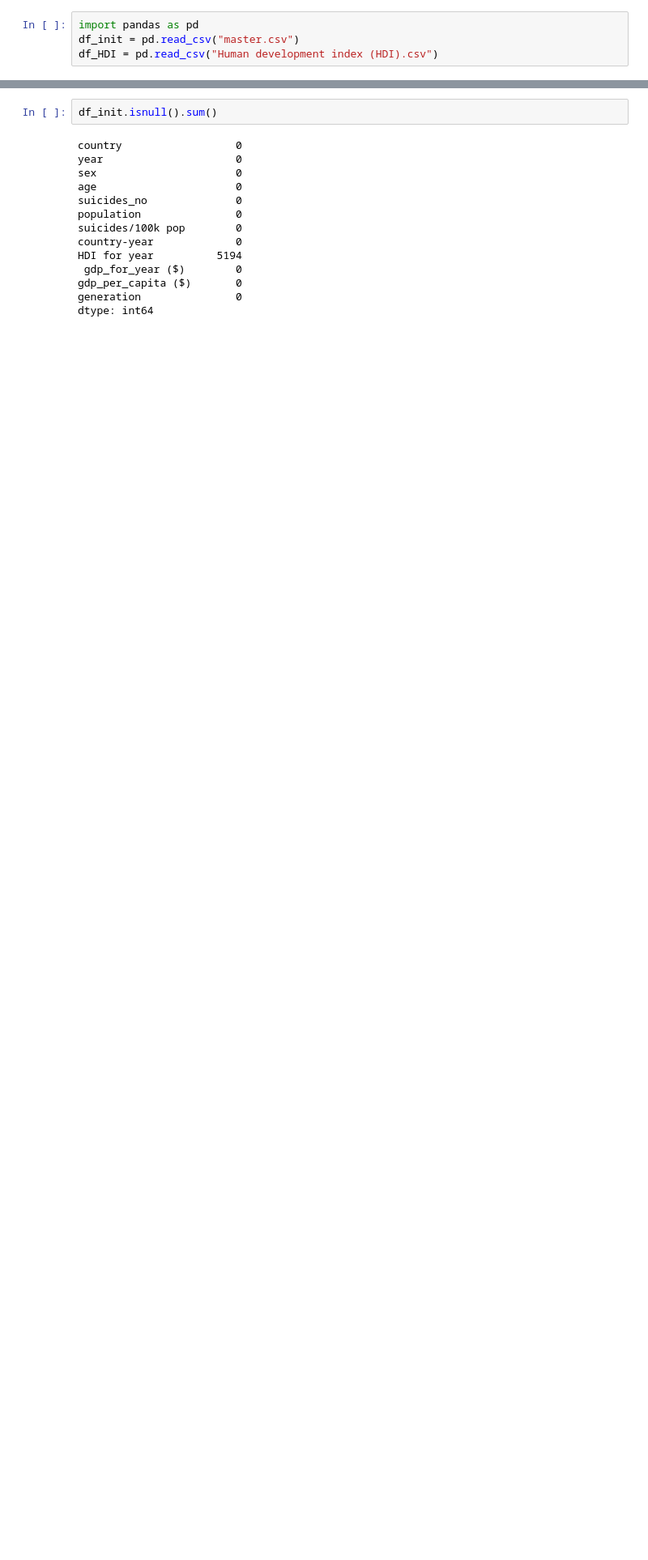
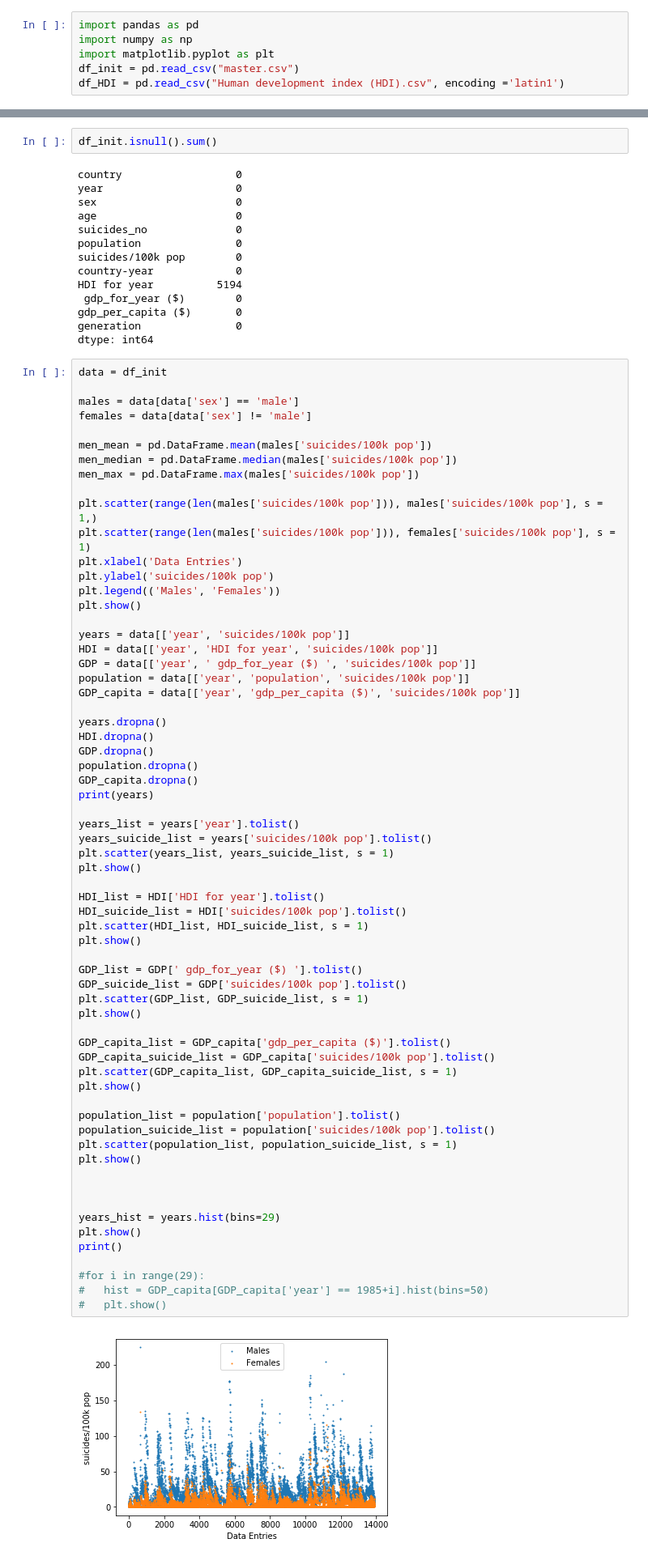
Before and after one commit to jbhesania/COGS108_26, a Jupyter notebook: DataExploration.ipynb, the cells around one changed output, grey strips where cells are left out. Shown at 81% size. Saved outputs shown, nothing was run; the diff lists cells and outputs as text; blank space fills up the shorter version.

Commit message:
added graphs

```diff
--- a/DataExploration.ipynb
+++ b/DataExploration.ipynb
@@ -1,7 +1,9 @@
 # %%
 import pandas as pd
+import numpy as np
+import matplotlib.pyplot as plt
 df_init = pd.read_csv("master.csv")
-df_HDI = pd.read_csv("Human development index (HDI).csv")
+df_HDI = pd.read_csv("Human development index (HDI).csv", encoding ='latin1')
 # %%
 df_init.head()
 # %% [output]
@@ -78,3 +80,69 @@ HDI for year          5194
 gdp_per_capita ($)       0
 generation               0
 dtype: int64
+# %%
+data = df_init
+
+males = data[data['sex'] == 'male']
+females = data[data['sex'] != 'male']
+
+men_mean = pd.DataFrame.mean(males['suicides/100k pop'])
+men_median = pd.DataFrame.median(males['suicides/100k pop'])
+men_max = pd.DataFrame.max(males['suicides/100k pop'])
+
+plt.scatter(range(len(males['suicides/100k pop'])), males['suicides/100k pop'], s = 1,)
+plt.scatter(range(len(males['suicides/100k pop'])), females['suicides/100k pop'], s = 1)
+plt.xlabel('Data Entries')
+plt.ylabel('suicides/100k pop')
+plt.legend(('Males', 'Females'))
+plt.show()
+
+years = data[['year', 'suicides/100k pop']]
+HDI = data[['year', 'HDI for year', 'suicides/100k pop']]
+GDP = data[['year', ' gdp_for_year ($) ', 'suicides/100k pop']]
+population = data[['year', 'population', 'suicides/100k pop']]
+GDP_capita = data[['year', 'gdp_per_capita ($)', 'suicides/100k pop']]
+
+years.dropna()
+HDI.dropna()
+GDP.dropna()
+population.dropna()
+GDP_capita.dropna()
+print(years)
+
+years_list = years['year'].tolist()
+years_suicide_list = years['suicides/100k pop'].tolist()
+plt.scatter(years_list, years_suicide_list, s = 1)
+plt.show()
+
+HDI_list = HDI['HDI for year'].tolist()
+HDI_suicide_list = HDI['suicides/100k pop'].tolist()
+plt.scatter(HDI_list, HDI_suicide_list, s = 1)
+plt.show()
+
+GDP_list = GDP[' gdp_for_year ($) '].tolist()
+GDP_suicide_list = GDP['suicides/100k pop'].tolist()
+plt.scatter(GDP_list, GDP_suicide_list, s = 1)
+plt.show()
+
+GDP_capita_list = GDP_capita['gdp_per_capita ($)'].tolist()
+GDP_capita_suicide_list = GDP_capita['suicides/100k pop'].tolist()
+plt.scatter(GDP_capita_list, GDP_capita_suicide_list, s = 1)
+plt.show()
+
+population_list = population['population'].tolist()
+population_suicide_list = population['suicides/100k pop'].tolist()
+plt.scatter(population_list, population_suicide_list, s = 1)
+plt.show()
+
+
+
+years_hist = years.hist(bins=29)
+plt.show()
+print()
+
+#for i in range(29):
+#	hist = GDP_capita[GDP_capita['year'] == 1985+i].hist(bins=50)
+#	plt.show()
+# %% [output]
+[figure, added]
```
Also changed, not shown: parts of 1 cell of this notebook.
